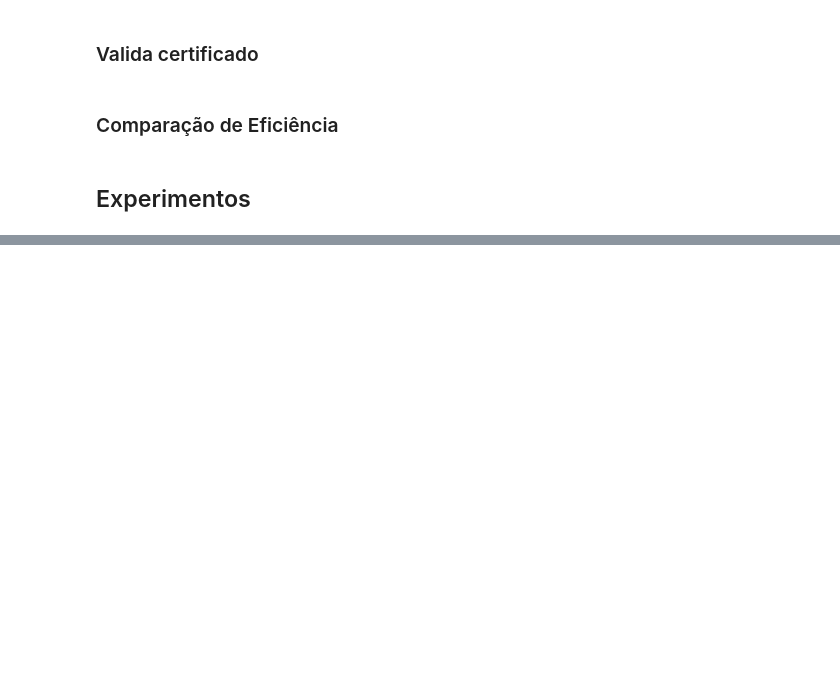
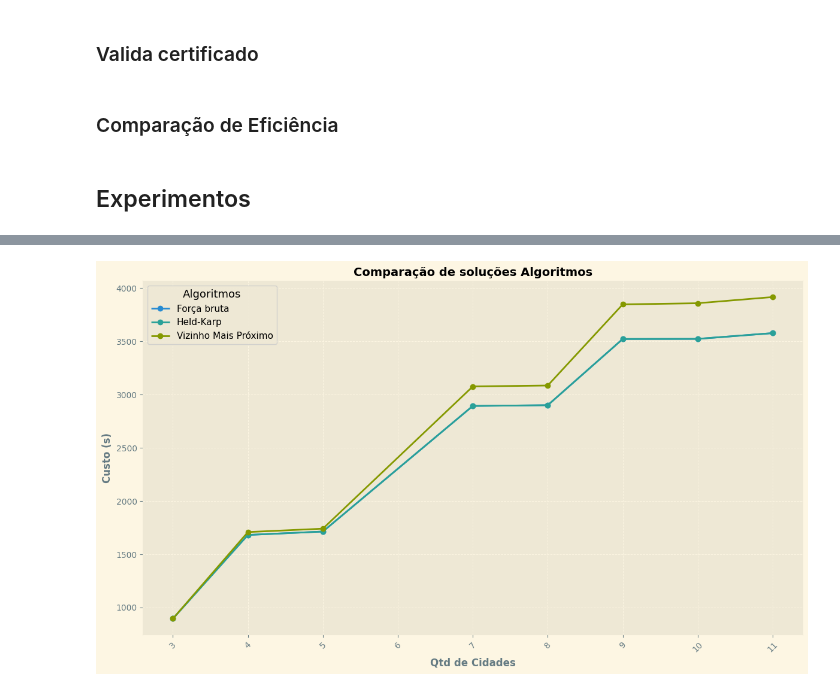
Before and after one commit to jorgenery/ufba-mestrado, a Jupyter notebook: ic0004_trabalho_02.ipynb, the cells around one changed output, grey strips where cells are left out. Saved outputs shown, nothing was run; the diff lists cells and outputs as text; code cells hidden in the pictures; blank space fills up the shorter version.

```diff
--- a/ic0004_trabalho_02.ipynb
+++ b/ic0004_trabalho_02.ipynb
@@ -342,0 +290,4 @@ df
+# %%
+show_experimentos_solucao(matriz_resultados)
+# %% [output]
+[figure, added]
```
Also changed, not shown: parts of 16 cells of this notebook, 7 other files.
